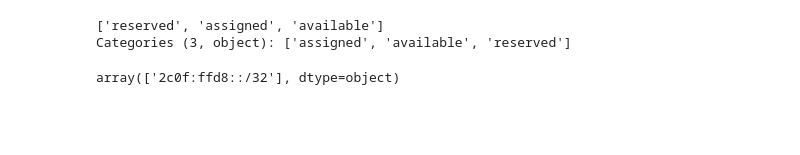
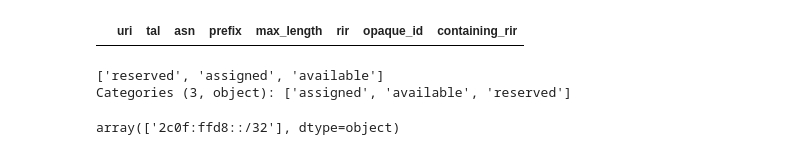
Before and after one commit to ties/rpki-analysis, a Jupyter notebook: workbooks/objects_per_ca_analysis.ipynb, the cells around one changed output. Saved outputs shown, nothing was run; the diff lists cells and outputs as text; code cells hidden in the pictures; blank space fills up the shorter version.

```diff
--- a/workbooks/objects_per_ca_analysis.ipynb
+++ b/workbooks/objects_per_ca_analysis.ipynb
@@ -22,3 +42,7 @@ async with aiohttp.ClientSession() as session:
+# %%
+df_mismatch[df_mismatch.containing_rir == None]
+# %% [output]
+|  | uri | tal | asn | prefix | max_length | rir | opaque_id | containing_rir |
 # %%
 df_delegated_stats.status.unique()
 # %% [output]
```
Also changed, not shown: parts of 34 cells of this notebook, 3 other files.
